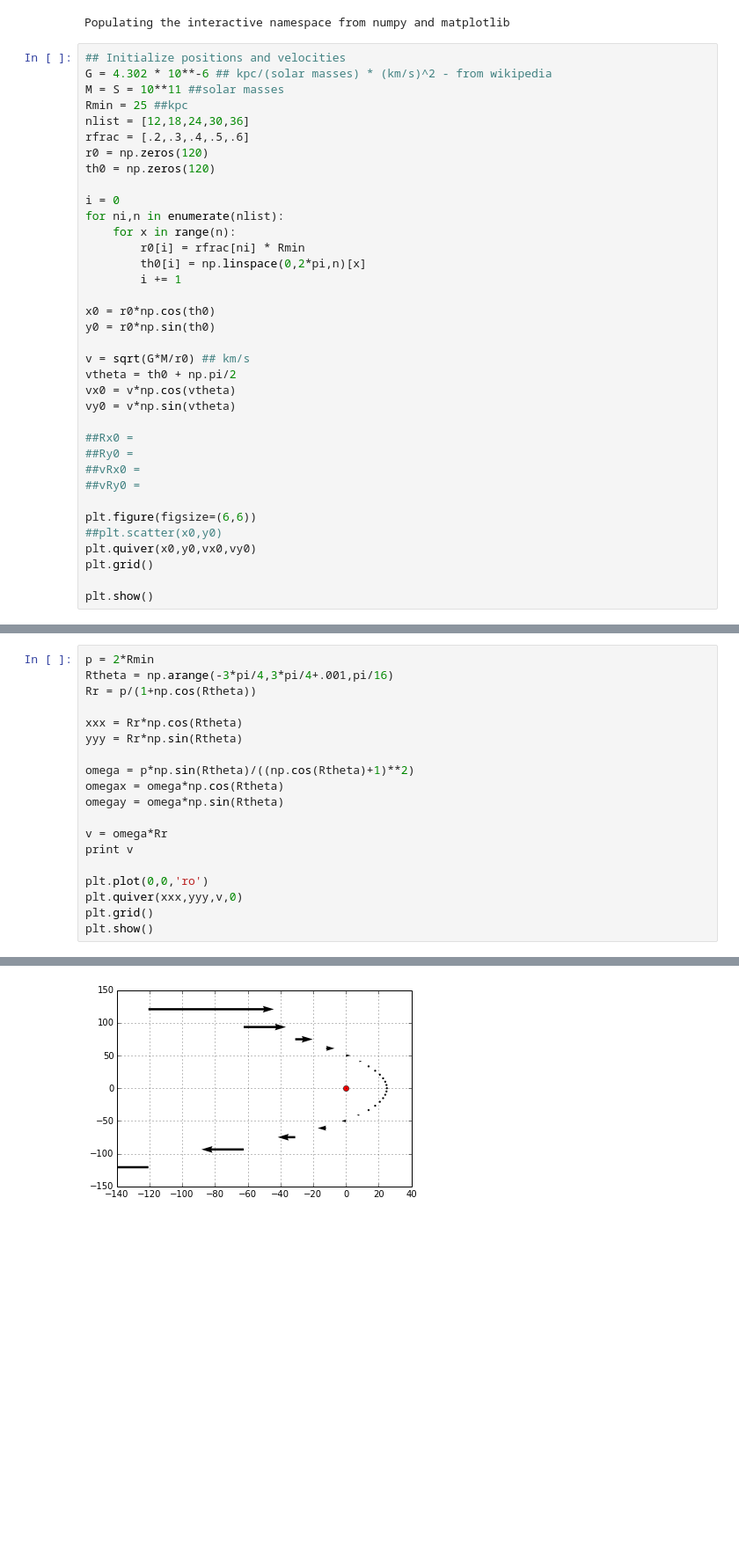
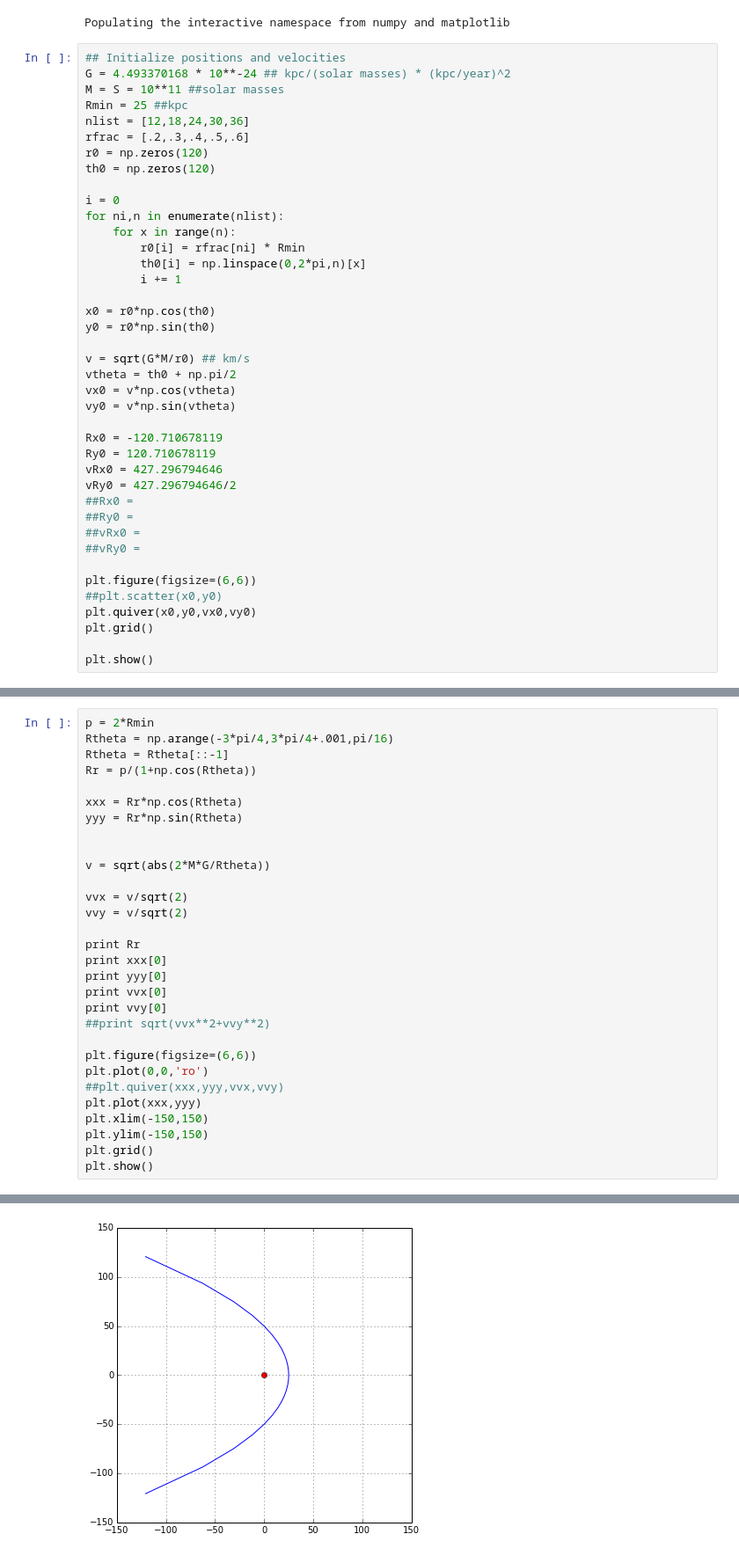
Before and after one commit to jpelgrif/PHYS202-S14, a Jupyter notebook: Project/Project.ipynb, the cells around one changed output, grey strips where cells are left out. Shown at 88% size. Drawn from its saved outputs; the diff is of its cells as text; blank space fills up the shorter version.

```diff
--- a/Project/Project.ipynb
+++ b/Project/Project.ipynb
@@ -9,7 +9,7 @@ from scipy.integrate import odeint
 Populating the interactive namespace from numpy and matplotlib
 # %%
 ## Initialize positions and velocities
-G = 4.302 * 10**-6 ## kpc/(solar masses) * (km/s)^2 - from wikipedia
+G = 4.493370168 * 10**-24 ## kpc/(solar masses) * (kpc/year)^2
 M = S = 10**11 ##solar masses
 Rmin = 25 ##kpc
 nlist = [12,18,24,30,36]
@@ -32,6 +32,10 @@ vtheta = th0 + np.pi/2
 vx0 = v*np.cos(vtheta)
 vy0 = v*np.sin(vtheta)
 
+Rx0 = -120.710678119
+Ry0 = 120.710678119
+vRx0 = 427.296794646
+vRy0 = 427.296794646/2
 ##Rx0 =
 ##Ry0 =
 ##vRx0 =
@@ -110,20 +116,31 @@ NameError: name 'Rx0' is not defined
 # %%
 p = 2*Rmin
 Rtheta = np.arange(-3*pi/4,3*pi/4+.001,pi/16)
+Rtheta = Rtheta[::-1]
 Rr = p/(1+np.cos(Rtheta))
 
 xxx = Rr*np.cos(Rtheta)
 yyy = Rr*np.sin(Rtheta)
 
-omega = p*np.sin(Rtheta)/((np.cos(Rtheta)+1)**2)
-omegax = omega*np.cos(Rtheta)
-omegay = omega*np.sin(Rtheta)
 
-v = omega*Rr
-print v
+v = sqrt(abs(2*M*G/Rtheta))
 
+vvx = v/sqrt(2)
+vvy = v/sqrt(2)
+
+print Rr
+print xxx[0]
+print yyy[0]
+print vvx[0]
+print vvy[0]
+##print sqrt(vvx**2+vvy**2)
+
+plt.figure(figsize=(6,6))
 plt.plot(0,0,'ro')
-plt.quiver(xxx,yyy,v,0)
+##plt.quiver(xxx,yyy,vvx,vvy)
+plt.plot(xxx,yyy)
+plt.xlim(-150,150)
+plt.ylim(-150,150)
 plt.grid()
 plt.show()
 # %% [output]
@@ -137 +156 @@ plt.show()
-[figure, old version]
+[figure, new version]
```
Also changed, not shown: parts of 5 cells of this notebook.
